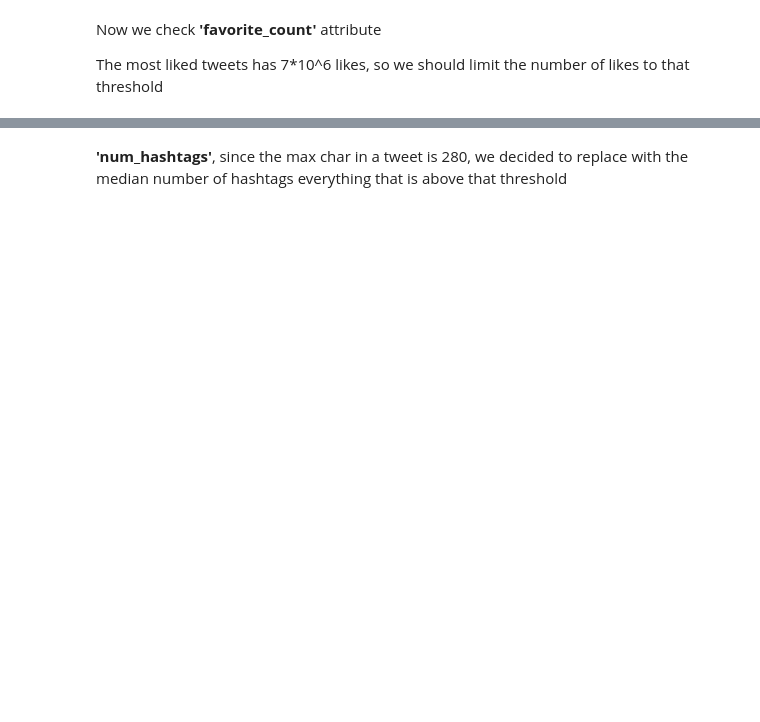
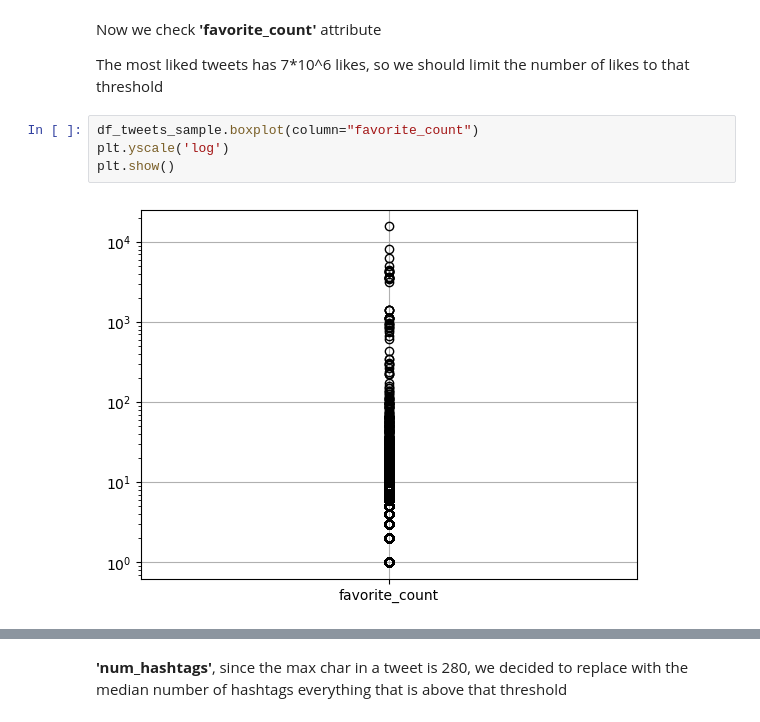
Before and after one commit to alessandrocubic/Unipi-Data-Mining-project-AY-22-23, a Jupyter notebook: data_understanding_ordered.ipynb, the cells around one changed output, grey strips where cells are left out. Cells and saved outputs as stored; diff of their text form; blank space fills up the shorter version.

```diff
--- a/data_understanding_ordered.ipynb
+++ b/data_understanding_ordered.ipynb
@@ -415,4 +399,10 @@ KeyError: "None of [Index(['reply_count'], dtype='object')] are in the [columns]
 Now we check **'favorite_count'** attribute
 
 The most liked tweets has 7*10^6 likes, so we should limit the number of likes to that threshold
+# %%
+df_tweets_sample.boxplot(column="favorite_count")
+plt.yscale('log')
+plt.show()
+# %% [output]
+[figure, added]
 # %%
```
Also changed, not shown: parts of 22 cells of this notebook.
